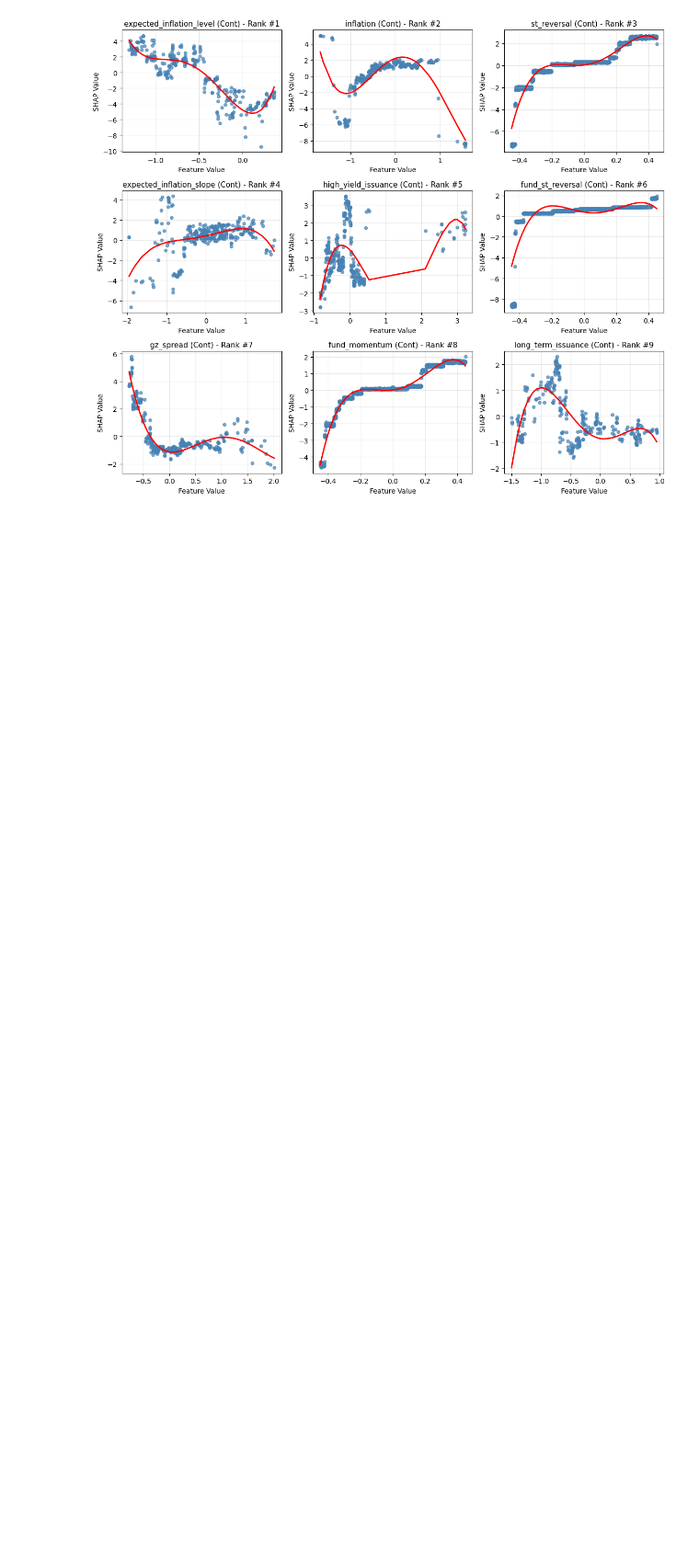
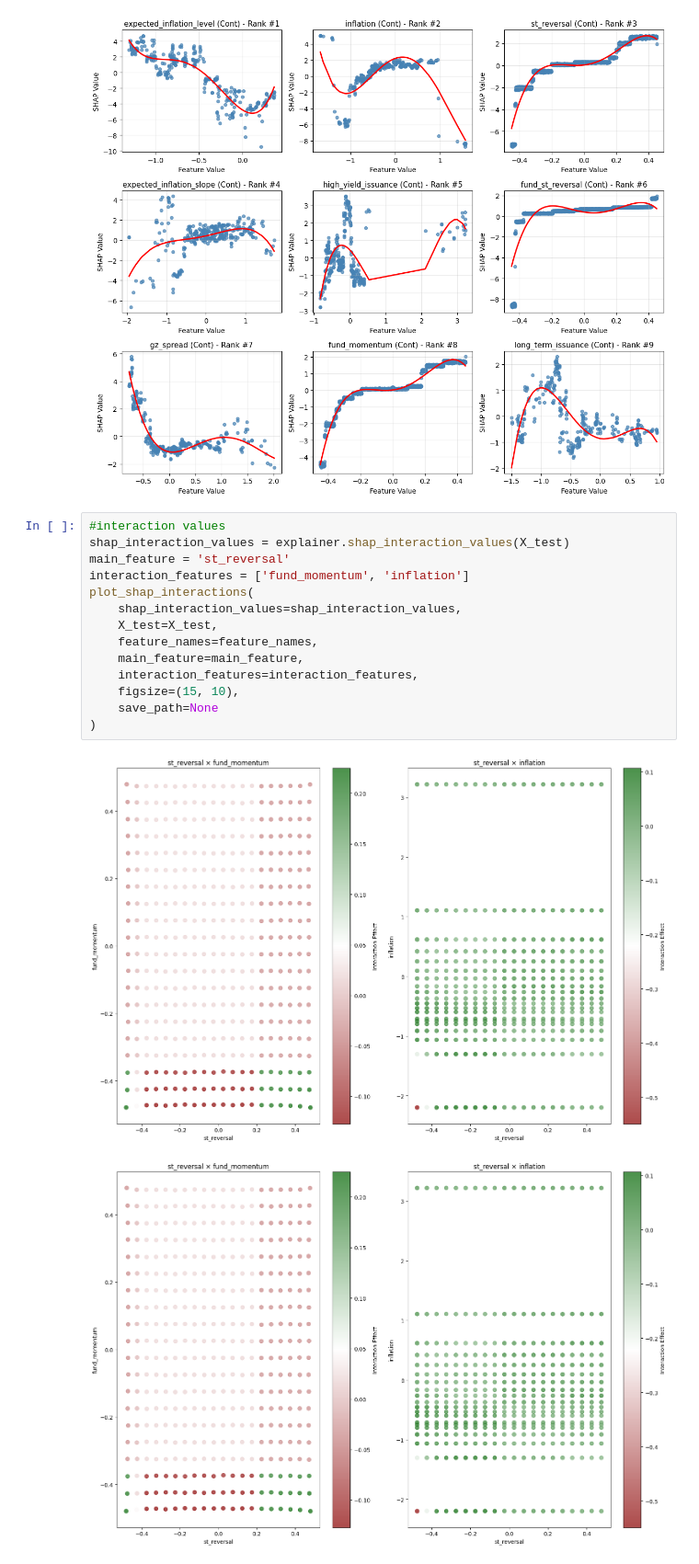
Before and after one commit to AlvisYan2025/sensitivityanalysisfunctions, a Jupyter notebook: new_plot.ipynb, the cells around one changed output. Shown at 92% size. Cells and saved outputs as stored; diff of their text form; blank space fills up the shorter version.

Commit message:
update interaction analysis

```diff
--- a/new_plot.ipynb
+++ b/new_plot.ipynb
@@ -449,3 +450,20 @@ Among top features:
 Continuous: ['expected_inflation_level', 'inflation', 'st_reversal', 'expected_inflation_slope', 'high_yield_issuance', 'fund_st_reversal', 'gz_spread', 'fund_momentum', 'long_term_issuance']
 Categorical: []
 [figure]
+# %%
+#interaction values
+shap_interaction_values = explainer.shap_interaction_values(X_test)
+main_feature = 'st_reversal'
+interaction_features = ['fund_momentum', 'inflation']
+plot_shap_interactions(
+    shap_interaction_values=shap_interaction_values,
+    X_test=X_test,
+    feature_names=feature_names,
+    main_feature=main_feature,
+    interaction_features=interaction_features,
+    figsize=(15, 10),
+    save_path=None
+)
+# %% [output]
+[figure, added]
+[figure, added]
```
Also changed, not shown: parts of 1 cell of this notebook.
